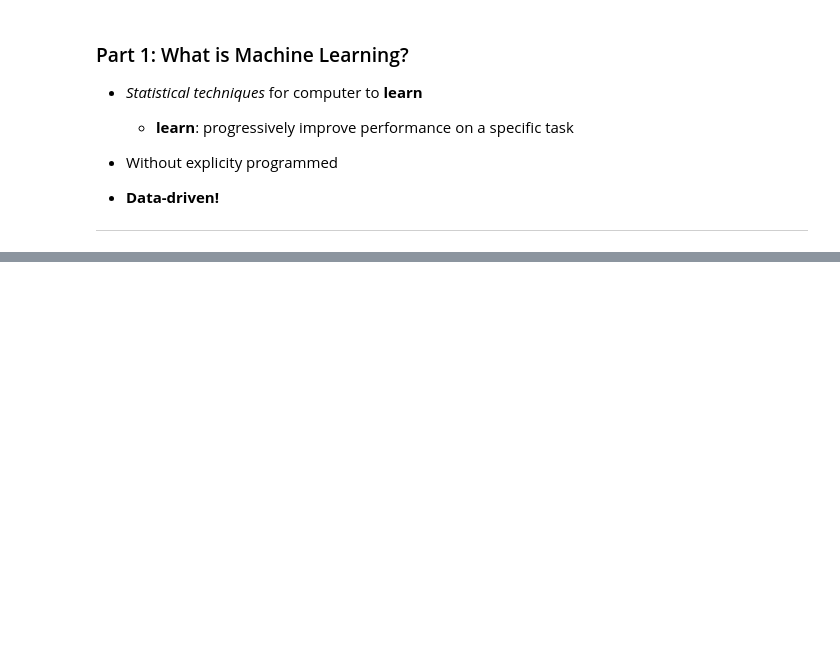
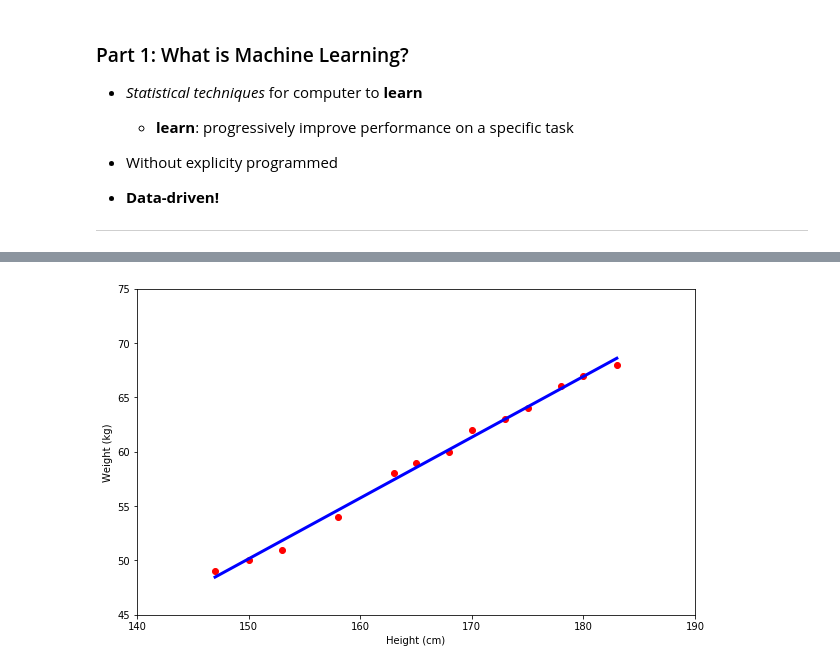
Before and after one commit to ldtanh/feSharingOct28, a Jupyter notebook: frontend-sharing-Oct28.ipynb, the cells around one changed output, grey strips where cells are left out. Cells and saved outputs as stored; diff of their text form; code cells hidden in the pictures; blank space fills up the shorter version.

```diff
--- a/frontend-sharing-Oct28.ipynb
+++ b/frontend-sharing-Oct28.ipynb
@@ -93,0 +127,17 @@
+# %%
+from sklearn.linear_model import LinearRegression
+
+# implementation
+model = LinearRegression(fit_intercept=False)
+model.fit(Xbar, y)
+y_pred = model.predict(Xbar)
+
+# Visualize data
+plt.plot(X.T, y.T, 'ro')
+plt.plot(X, y_pred, 'blue', linewidth=3)
+plt.axis([140, 190, 45, 75])
+plt.xlabel('Height (cm)')
+plt.ylabel('Weight (kg)')
+plt.show()
+# %% [output]
+[figure, added]
```
Also changed, not shown: parts of 27 cells of this notebook, 17 other files.
